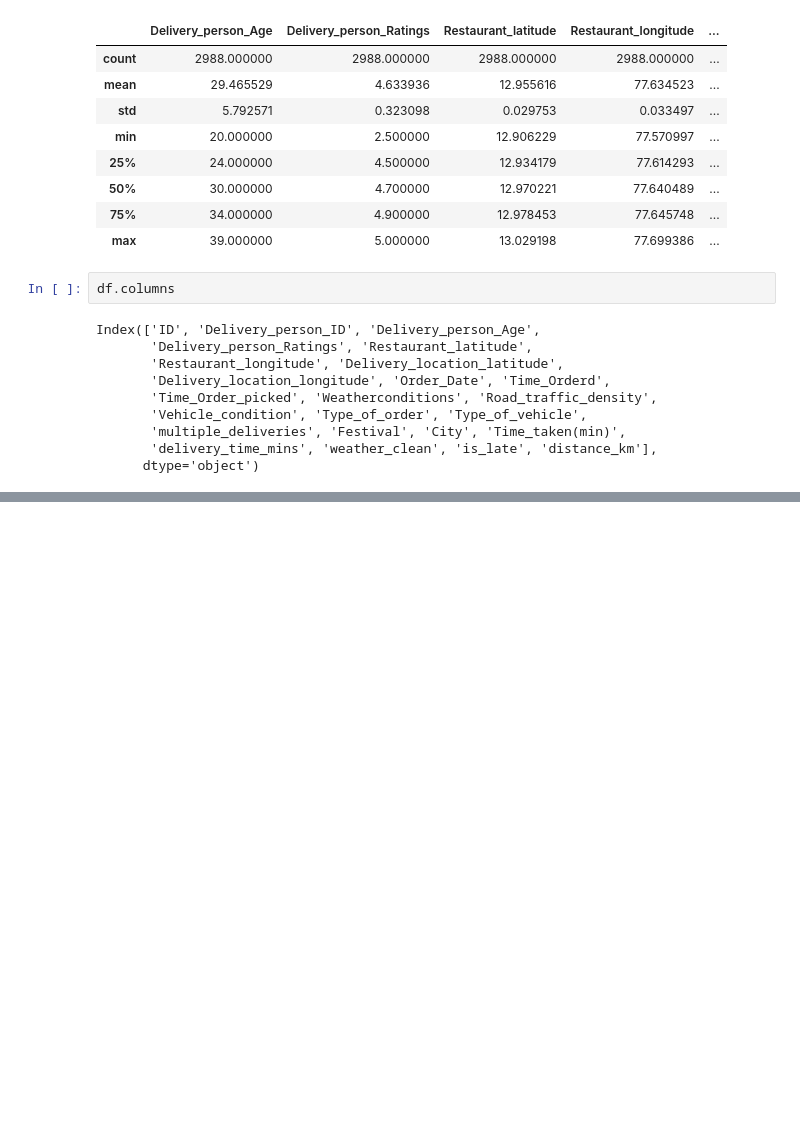
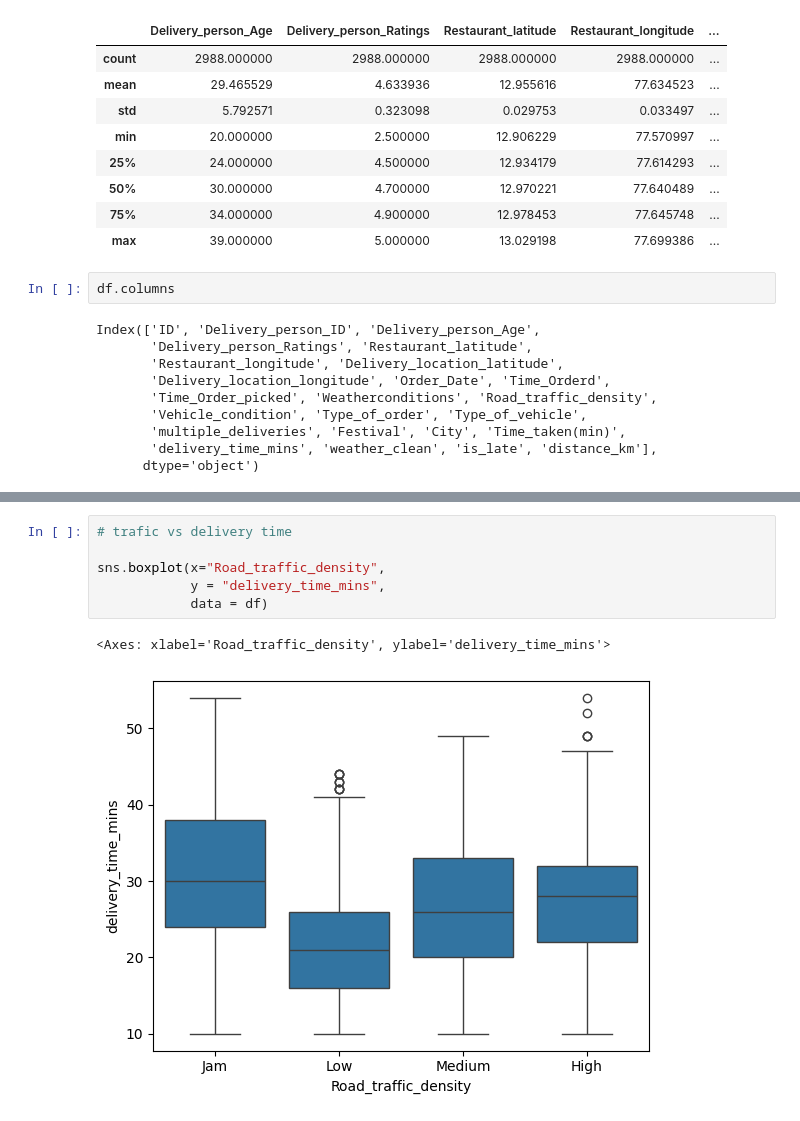
Before and after one commit to Data-pageup/delivery_time_optimizing_mlops_based, a Jupyter notebook: food-delivery-mlops/notebooks/data_exploration.ipynb, the cells around one changed output, grey strips where cells are left out. Saved outputs shown, nothing was run; the diff lists cells and outputs as text; blank space fills up the shorter version.

```diff
--- a/food-delivery-mlops/notebooks/data_exploration.ipynb
+++ b/food-delivery-mlops/notebooks/data_exploration.ipynb
@@ -62,0 +119,9 @@ Index(['ID', 'Delivery_person_ID', 'Delivery_person_Age',
+# %%
+# trafic vs delivery time
+
+sns.boxplot(x="Road_traffic_density",
+            y = "delivery_time_mins",
+            data = df)
+# %% [output]
+<Axes: xlabel='Road_traffic_density', ylabel='delivery_time_mins'>
+[figure, added]
```
Also changed, not shown: parts of 18 cells of this notebook.
